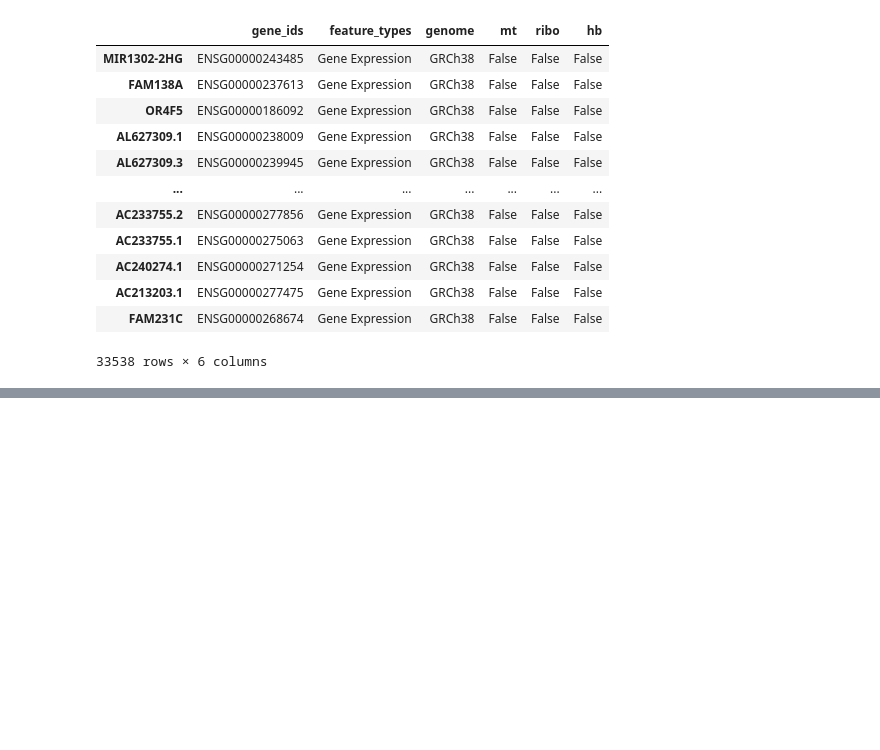
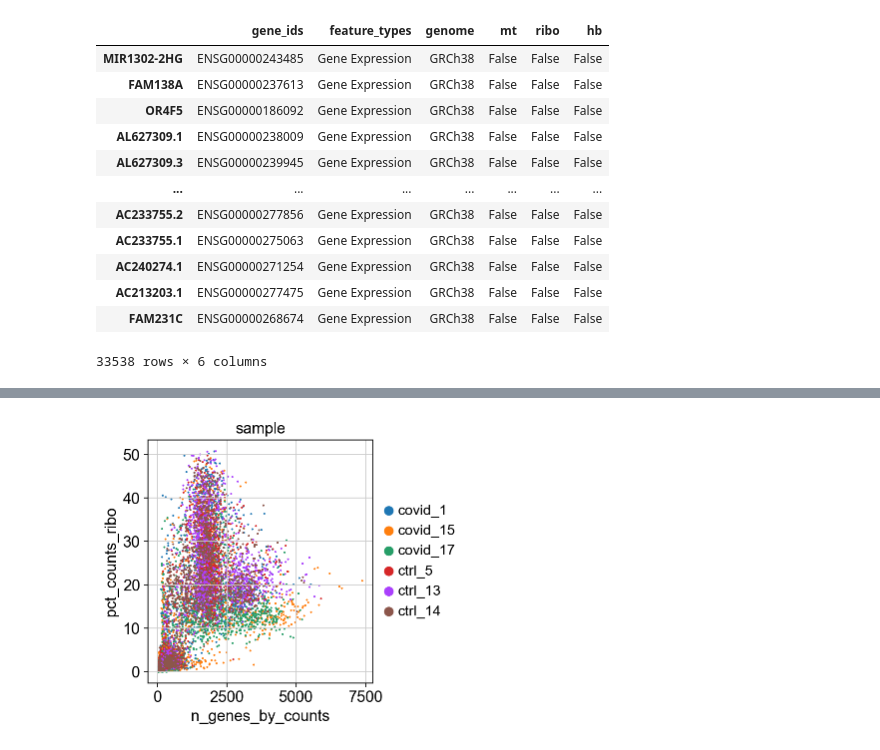
Before and after one commit to mujtababarsi/Covid-19-single-cell-analysis-Scanpy, a Jupyter notebook: Qulaity control.ipynb, the cells around one changed output, grey strips where cells are left out. Saved outputs shown, nothing was run; the diff lists cells and outputs as text; code cells hidden in the pictures; blank space fills up the shorter version.

```diff
--- a/Qulaity control.ipynb
+++ b/Qulaity control.ipynb
@@ -100,0 +127,4 @@ adata.var
+# %%
+sc.pl.scatter(adata, x='n_genes_by_counts', y='pct_counts_ribo', color='sample')
+# %% [output]
+[figure, added]
```
Also changed, not shown: parts of 9 cells of this notebook.
